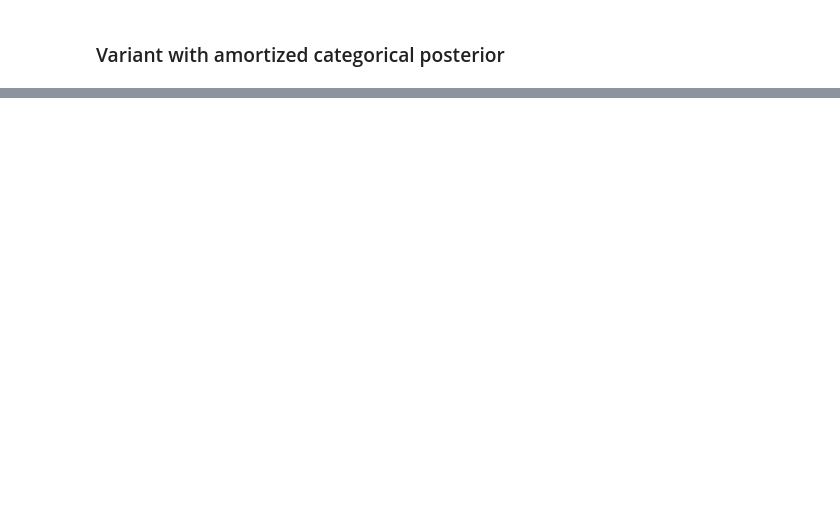
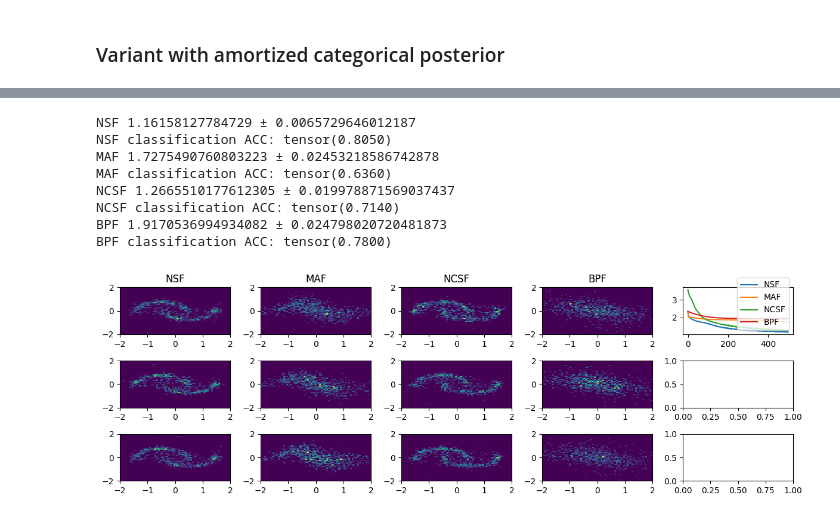
Before and after one commit to dimarkov/nfmix, a Jupyter notebook: examples/testing_nfmixes_zuko.ipynb, the cells around one changed output, grey strips where cells are left out. Cells and saved outputs as stored; diff of their text form; code cells hidden in the pictures; blank space fills up the shorter version.

```diff
--- a/examples/testing_nfmixes_zuko.ipynb
+++ b/examples/testing_nfmixes_zuko.ipynb
@@ -602,0 +824,66 @@ MAF classification ACC: tensor(0.9960)
+# %%
+# testing IVON optimizer with amortized model.
+names = ['NSF', 'MAF', 'NCSF', 'BPF']
+fig, axes = plt.subplots(3, len(names) + 1, figsize=(12, 4))
+
+cflow = zuko.flows.NSF(features=2, context=2, transforms=2, hidden_features=(32, 32))
+cflow2 = zuko.flows.MAF(features=2, context=2, transforms=4, hidden_features=(32, 32))
+cflow3 = zuko.flows.NCSF(features=2, context=2, transforms=2, hidden_features=(32, 32))
+cflow4 = zuko.flows.BPF(features=2, context=2, degree=8, hidden_features=(32, 32))
+
+decoders = [cflow, cflow2, cflow3, cflow4]
+
+for i, name, decoder in zip(range(len(names)), names, decoders):
+    cat_net = MLP(in_channels=2, hidden_channels=[32, 32, n_components]).to(cuda0)
+    cat = zuko.distributions.Categorical(logits=torch.zeros(n_components).to(cuda0))
+    elbo = ELBOAmort(cat_net, decoder.to(cuda0), cat).to(cuda0)
+    optimizer, scheduler = optim_sched(elbo, n, 10., nepoch)
+
+    all_losses = []
+    for epoch in range(nepoch):
+        losses = []
+
+        for x, label in trainloader:
+            for _ in range(train_samples):
+                with optimizer.sampled_params(train=True):
+                    optimizer.zero_grad()
+                    loss = elbo(x.to(cuda0)).mean()
+                    loss.backward()
+
+            optimizer.step()
+            losses.append(loss.detach())
+
+        losses = torch.stack(losses)
+        all_losses.append(losses.mean().item())
+    print(f"{name}", losses.mean().item(), "±", losses.std().item())
+
+    with torch.no_grad():
+        samples1 = elbo.decoder(c1).sample((1000,))
+        samples2 = elbo.decoder(c2).sample((1000,))
+        cats = elbo.prior.sample((1000,)).to(cuda0)
+
+        samples = torch.where((cats == 1).unsqueeze(dim=-1), samples2, samples1)
+        ln_q = elbo.encoder(test_x.to(cuda0))
+
+        acc = torch.mean((ln_q.argmax(-1).cpu() == test_label).type(torch.float))
+        print(f"{name} classification ACC:", torch.max(acc, 1 - acc))
+
+    axes[0, i].hist2d(*samples1.cpu().T, bins=64, range=((-2, 2), (-2, 2)))
+    axes[1, i].hist2d(*samples2.cpu().T, bins=64, range=((-2, 2), (-2, 2)))
+    axes[2, i].hist2d(*samples.cpu().T, bins=64, range=((-2, 2), (-2, 2)))
+    axes[0, i].set_title(name)
+
+    axes[0, -1].plot(all_losses, label=name)
+
+axes[0, -1].legend()
+fig.tight_layout()
+# %% [output]
+NSF 1.16158127784729 ± 0.0065729646012187
+NSF classification ACC: tensor(0.8050)
+MAF 1.7275490760803223 ± 0.02453218586742878
+MAF classification ACC: tensor(0.6360)
+NCSF 1.2665510177612305 ± 0.019978871569037437
+NCSF classification ACC: tensor(0.7140)
+BPF 1.9170536994934082 ± 0.024798020720481873
+BPF classification ACC: tensor(0.7800)
+[figure, added]
```
Also changed, not shown: parts of 17 cells of this notebook, 1 other file.
